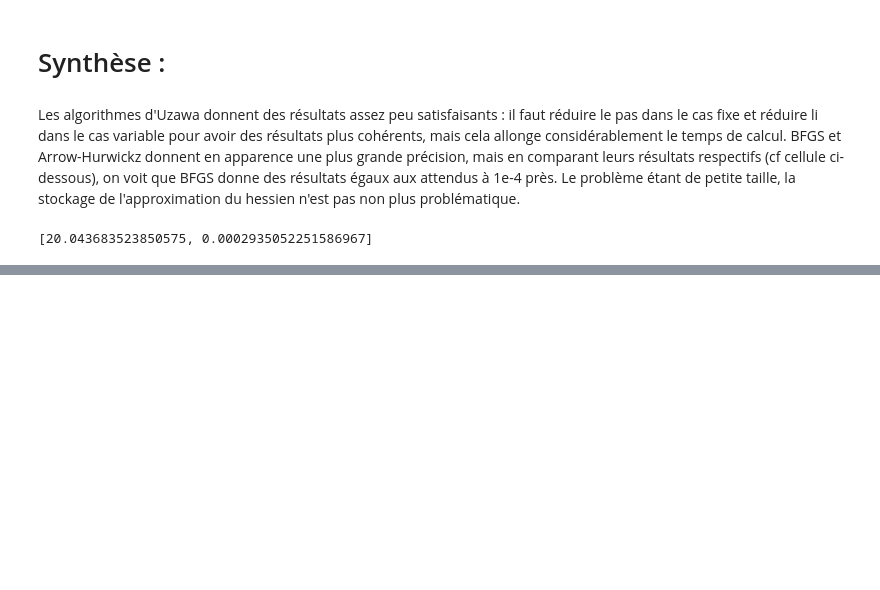
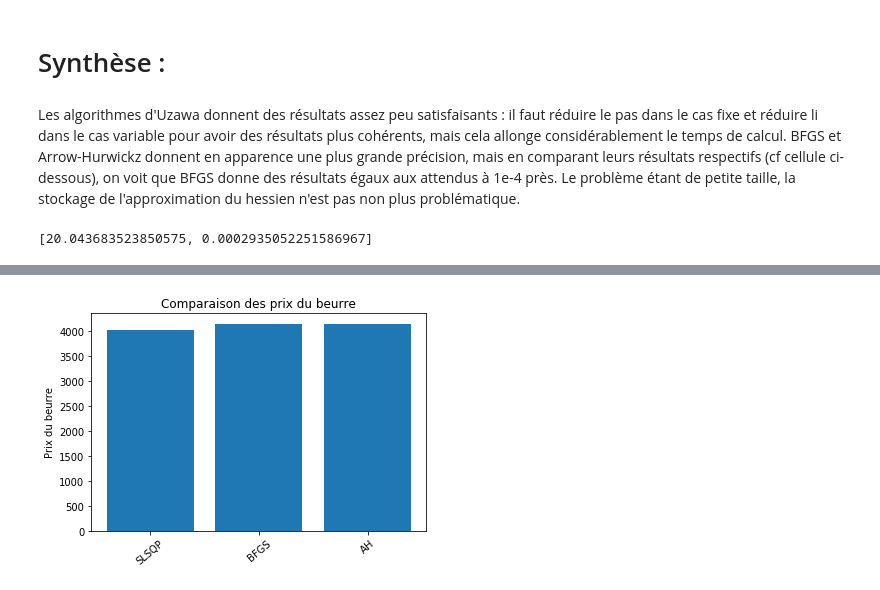
Before and after one commit to Rania999/Optimisation, a Jupyter notebook: Projet d'optimisation.ipynb, the cells around one changed output, grey strips where cells are left out. Drawn from its saved outputs; the diff is of its cells as text; code cells hidden in the pictures; blank space fills up the shorter version.

```diff
--- a/Projet d'optimisation.ipynb
+++ b/Projet d'optimisation.ipynb
@@ -306,0 +405,8 @@ print(erreurs)
+# %%
+plt.bar(x,p_beurre)
+plt.ylabel('Prix du beurre')
+plt.title('Comparaison des prix du beurre')
+pylab.xticks(x, BarName, rotation=40)
+plt.show()
+# %% [output]
+[figure, added]
```
Also changed, not shown: parts of 17 cells of this notebook.
